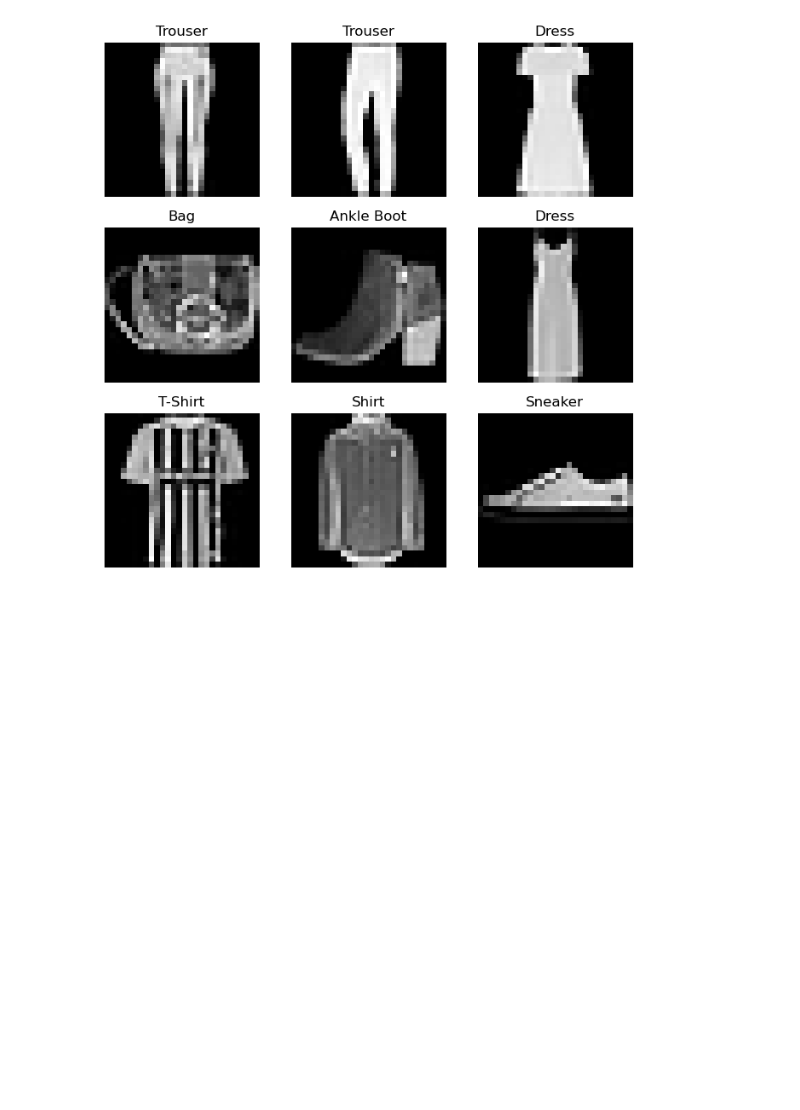
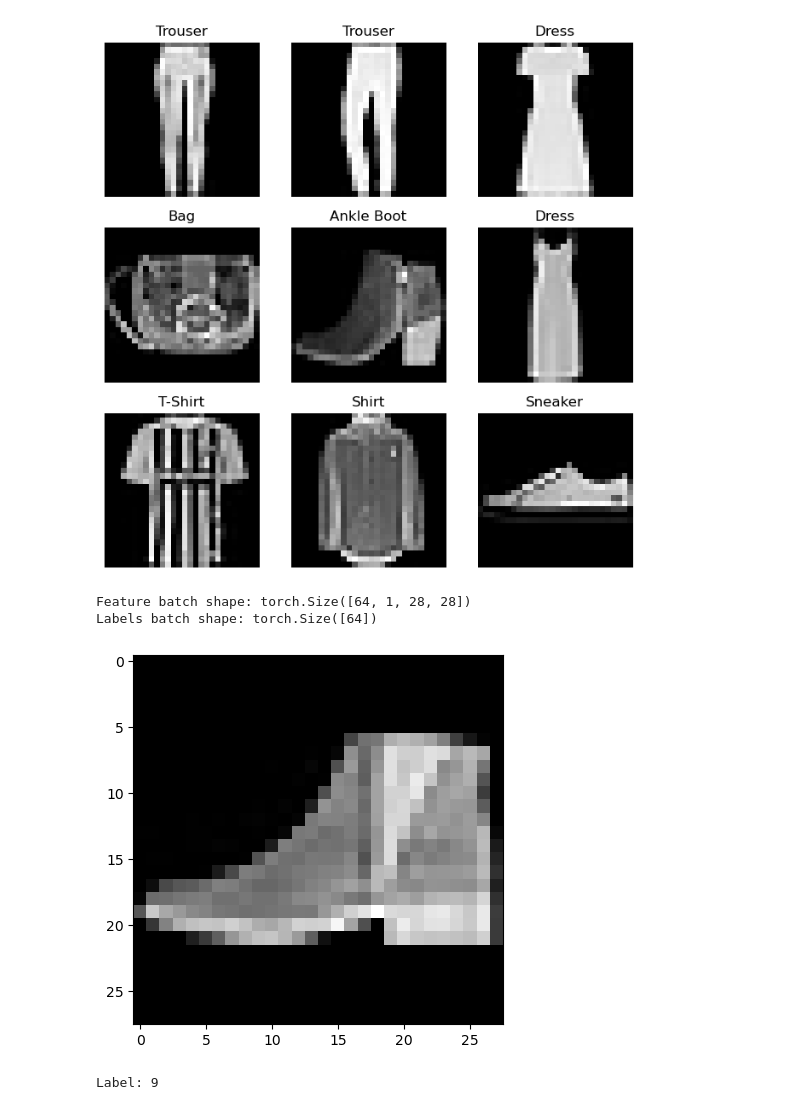
Before and after one commit to camilochaves10/torch_gore, a Jupyter notebook: Datasets&DataLoaders.ipynb, the cells around one changed output. Drawn from its saved outputs; the diff is of its cells as text; code cells hidden in the pictures; blank space fills up the shorter version.

```diff
--- a/Datasets&DataLoaders.ipynb
+++ b/Datasets&DataLoaders.ipynb
@@ -95,11 +95,16 @@ from torch.utils.data import DataLoader
 train_data_loader = DataLoader(training_data, batch_size = 64, shuffle = True)
 test_data_loader = DataLoader(test_data, batch_size = 64, shuffle = True)
 # %%
-train_features, train_labels = next(iter(train_dataloader))
+train_features, train_labels = next(iter(train_data_loader))
 print(f"Feature batch shape: {train_features.size()}")
 print(f"Labels batch shape: {train_labels.size()}")
 img = train_features[0].squeeze()
 label = train_labels[0]
 plt.imshow(img, cmap="gray")
 plt.show()
 print(f"Label: {label}")
+# %% [output]
+Feature batch shape: torch.Size([64, 1, 28, 28])
+Labels batch shape: torch.Size([64])
+[figure, added]
+Label: 9
```
Also changed, not shown: 1 other file.
